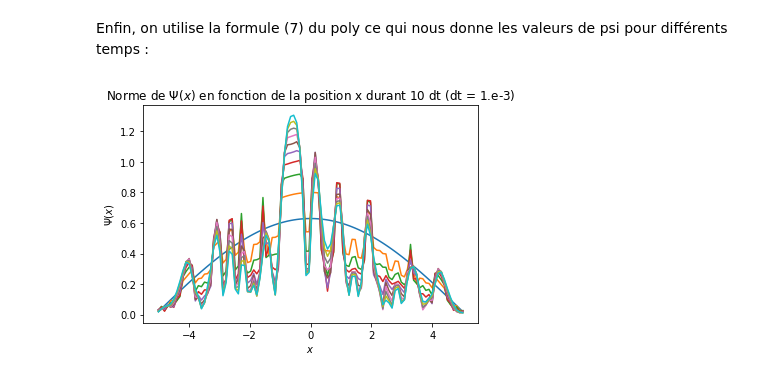
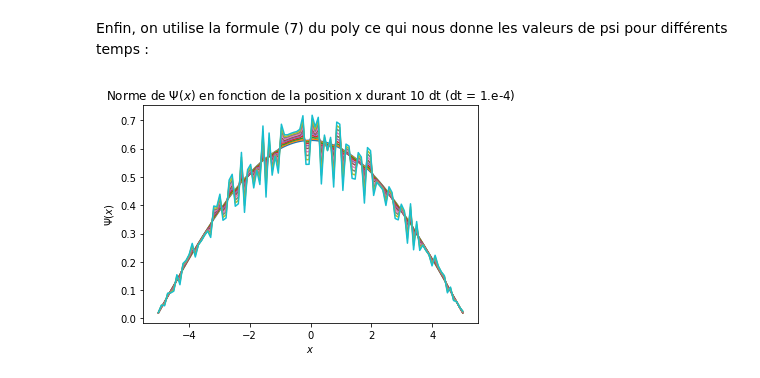
Before and after one commit to lucasboistay/shrodinger_simulation, a Jupyter notebook: evo_temp.ipynb, the cells around one changed output. Cells and saved outputs as stored; diff of their text form; code cells hidden in the pictures.

Commit message:
ajout gaussienne euler

```diff
--- a/evo_temp.ipynb
+++ b/evo_temp.ipynb
@@ -16,7 +16,7 @@ N = 100
 L = 5
 dx = L/N
 
-M = 1000
+M = 10000
 T = 1
 dt = T/M
 
@@ -133,25 +133,27 @@ print(psi)
 # %% [markdown]
 Enfin, on utilise la formule (7) du poly ce qui nous donne les valeurs de psi pour différents temps :
 # %%
-for i in range(M-1):
-    psi[i+1] = psi[i] - dt*np.matmul(1j*H,psi[i])
-    psi[i+1] = normalize(psi[i+1],dx)
+def pass_time(psi,H):
+    for i in range(M-1):
+        psi[i+1] = psi[i] - dt*np.matmul(1j*H,psi[i])
+        psi[i+1] = normalize(psi[i+1],dx)
 
 # On crée la fonction pour afficher les graphiques
 
-nb_dt = 10
 dt_approx = np.format_float_scientific(dt, precision = 1, exp_digits=1)
 
-def get_graph(v,name):
+def get_graph(v,name,nb_dt):
+    v = np.abs(v)
     for i in range(nb_dt):
         plt.plot(x,v[i],label="Numérique $t=%i \cdot dt$" %i)
     plt.xlabel('$x$')
     plt.ylabel('$\Psi(x)$')
     plt.title('Norme de $\Psi(x)$ en fonction de la position x durant %i dt (dt = %s)' %(nb_dt,dt_approx))
     plt.savefig('document_tempo/psi_fonction_de_x_%s_m%i_duree_%i.pdf' %(name,M,nb_dt),format='pdf')
     plt.savefig('document_tempo/psi_fonction_de_x_%s_m%i_duree_%i' %(name,M,nb_dt))
     plt.show()
 
-get_graph(np.abs(psi),"evo_temp_etat")
+pass_time(psi,H)
+get_graph(np.abs(psi),"euler_temp_etat",10)
 # %% [output]
-[figure, old version]
+[figure, new version]
```
Also changed, not shown: parts of 5 cells of this notebook, 14 other files.
